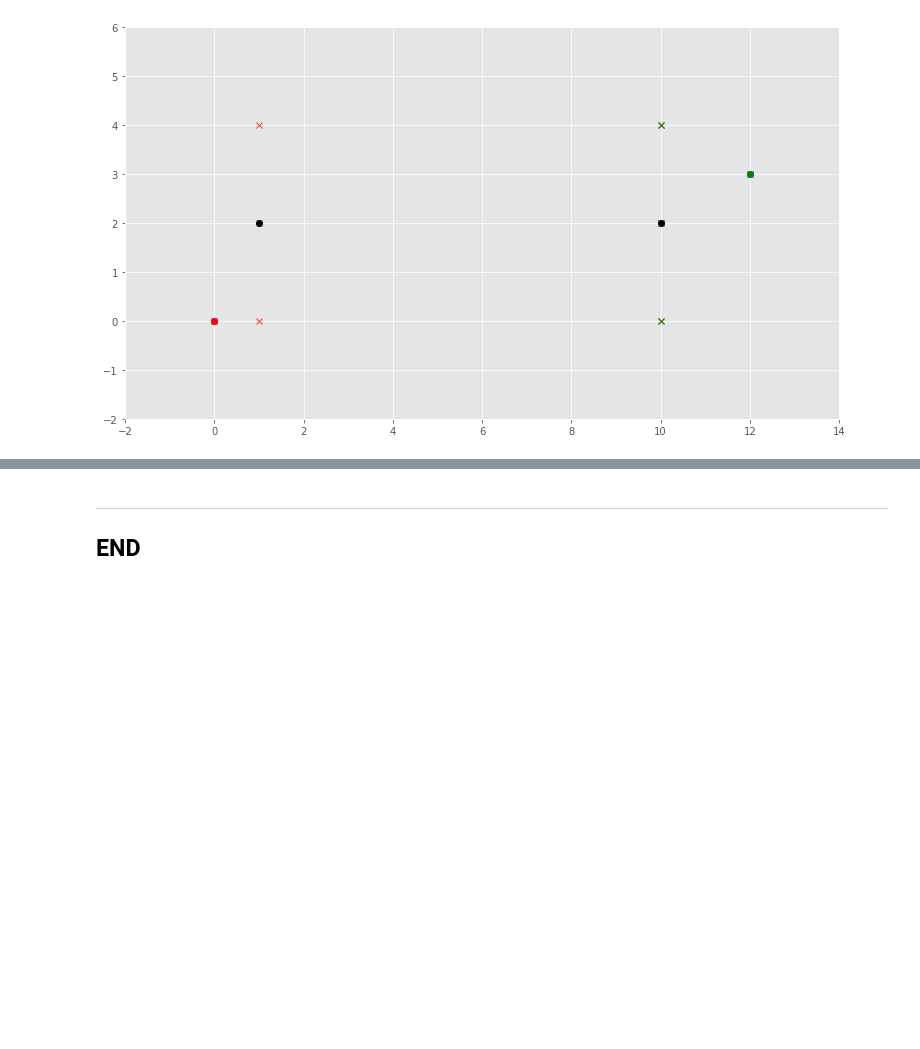
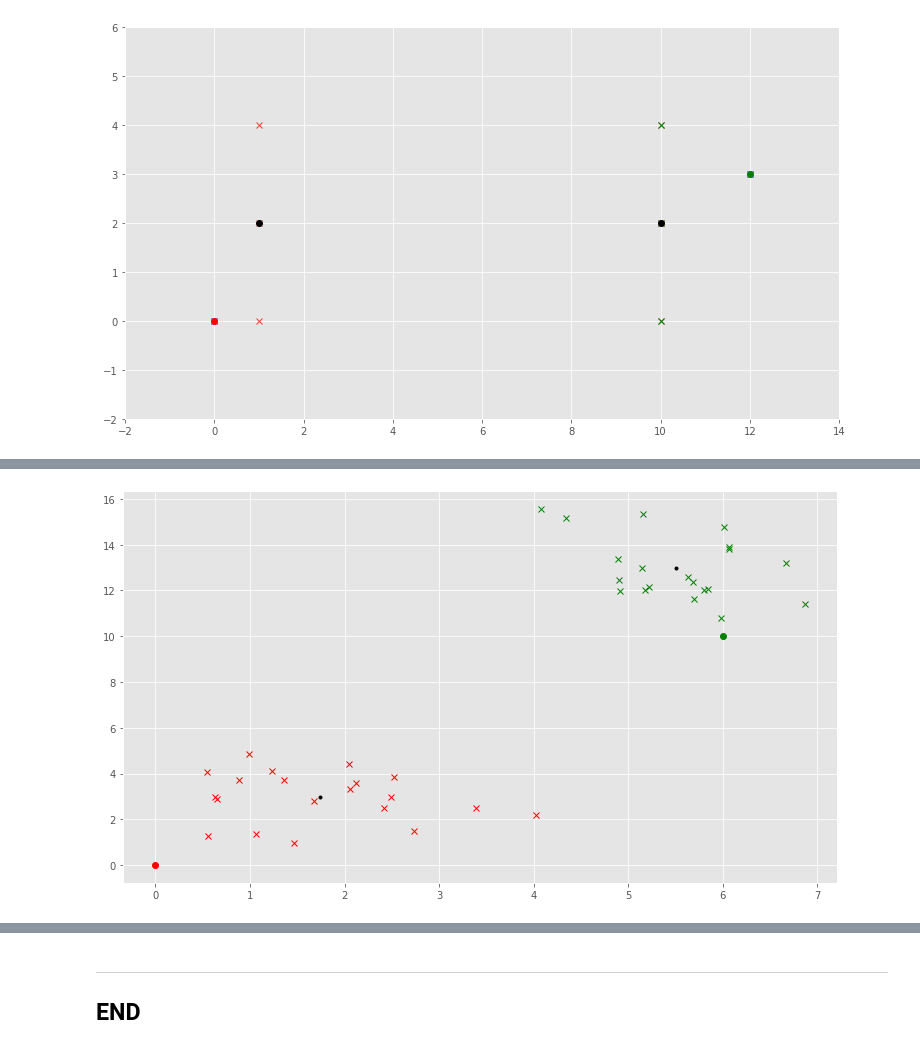
Before and after one commit to SeanOhAileasa/mls-scikit-learn-scipy-stats, a Jupyter notebook: scikit-learn.ipynb, the cells around one changed output, grey strips where cells are left out. Saved outputs shown, nothing was run; the diff lists cells and outputs as text; code cells hidden in the pictures; blank space fills up the shorter version.

```diff
--- a/scikit-learn.ipynb
+++ b/scikit-learn.ipynb
@@ -821,0 +902,4 @@ exit()
+# %%
+fig
+# %% [output]
+[figure, added]
```
Also changed, not shown: parts of 158 cells of this notebook.
